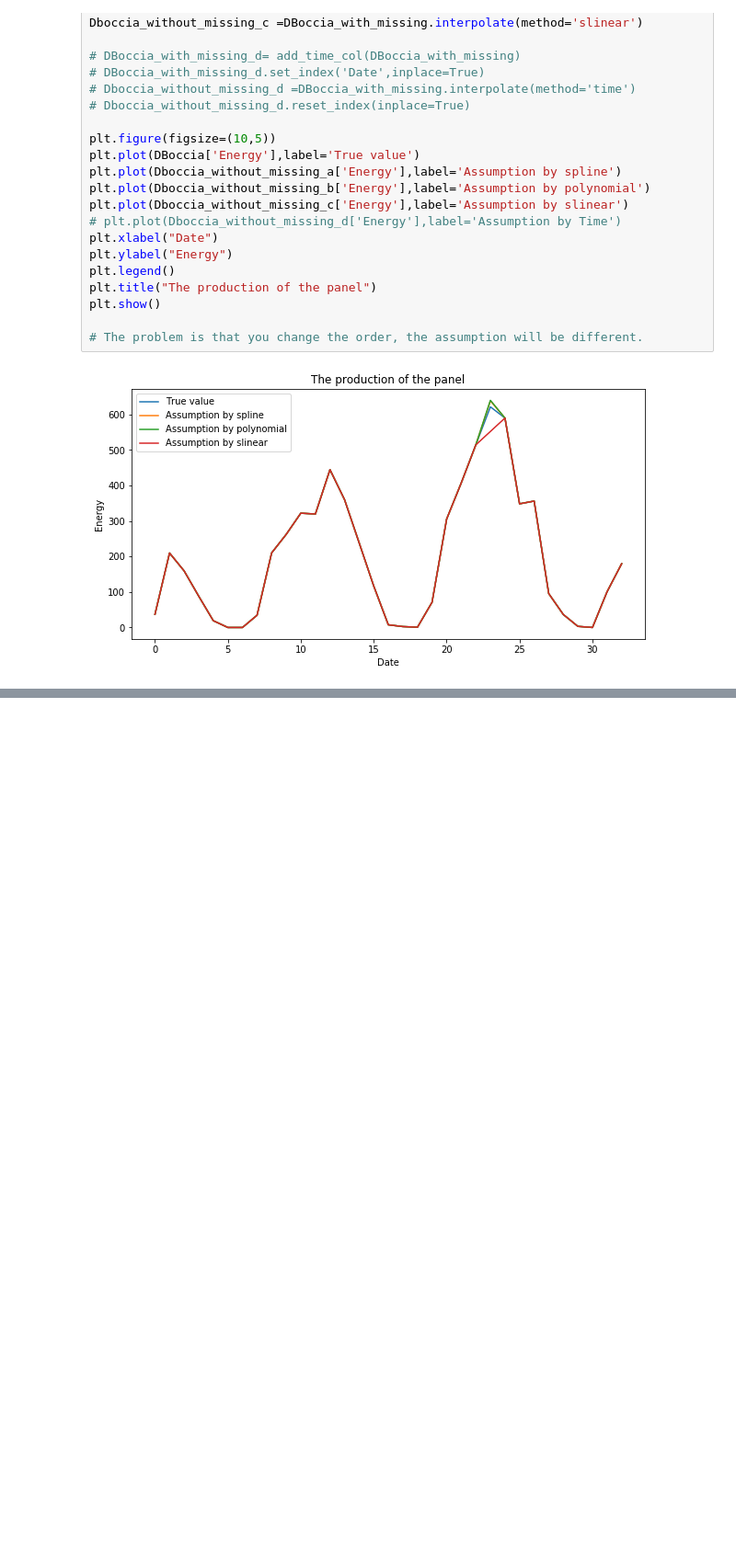
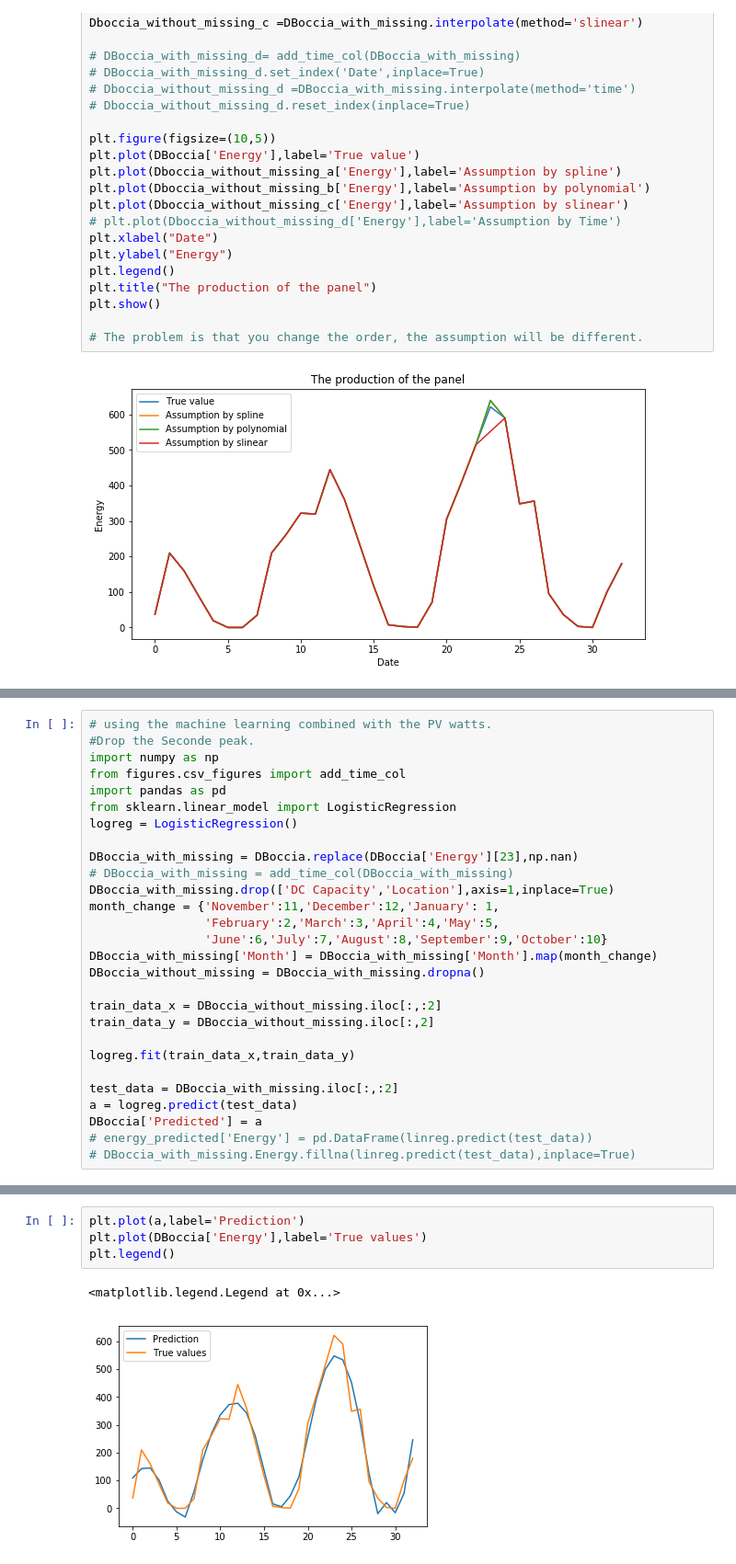
Before and after one commit to acep-uaf/ACEP_solar, a Jupyter notebook: GEGU/Handle_Missing_values.ipynb, the cells around one changed output, grey strips where cells are left out. Shown at 92% size. Cells and saved outputs as stored; diff of their text form; blank space fills up the shorter version.

Commit message:
plus machine learning

```diff
--- a/GEGU/Handle_Missing_values.ipynb
+++ b/GEGU/Handle_Missing_values.ipynb
@@ -152,0 +151,28 @@ plt.show()
+# %%
+# using the machine learning combined with the PV watts.
+#Drop the Seconde peak.
+import numpy as np
+from figures.csv_figures import add_time_col
+import pandas as pd
+from sklearn.linear_model import LogisticRegression
+logreg = LogisticRegression()
+
+DBoccia_with_missing = DBoccia.replace(DBoccia['Energy'][23],np.nan)
+# DBoccia_with_missing = add_time_col(DBoccia_with_missing)
+DBoccia_with_missing.drop(['DC Capacity','Location'],axis=1,inplace=True)
+month_change = {'November':11,'December':12,'January': 1,
+                'February':2,'March':3,'April':4,'May':5,
+                'June':6,'July':7,'August':8,'September':9,'October':10}
+DBoccia_with_missing['Month'] = DBoccia_with_missing['Month'].map(month_change)
+DBoccia_without_missing = DBoccia_with_missing.dropna()
+
+train_data_x = DBoccia_without_missing.iloc[:,:2]
+train_data_y = DBoccia_without_missing.iloc[:,2]
+
+logreg.fit(train_data_x,train_data_y)
+
+test_data = DBoccia_with_missing.iloc[:,:2]
+a = logreg.predict(test_data)
+DBoccia['Predicted'] = a
+# energy_predicted['Energy'] = pd.DataFrame(linreg.predict(test_data))
+# DBoccia_with_missing.Energy.fillna(linreg.predict(test_data),inplace=True)
@@ -152,0 +224,7 @@ plt.show()
+# %%
+plt.plot(a,label='Prediction')
+plt.plot(DBoccia['Energy'],label='True values')
+plt.legend()
+# %% [output]
+<matplotlib.legend.Legend at 0x...>
+[figure, added]
```
Also changed, not shown: parts of 5 cells of this notebook.
